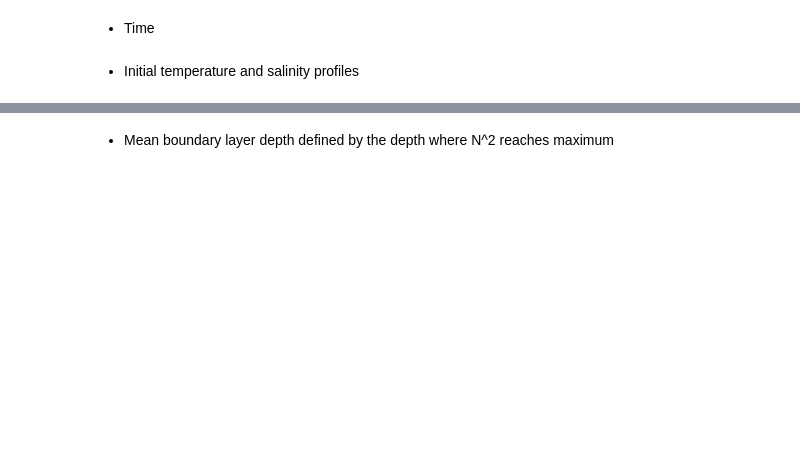
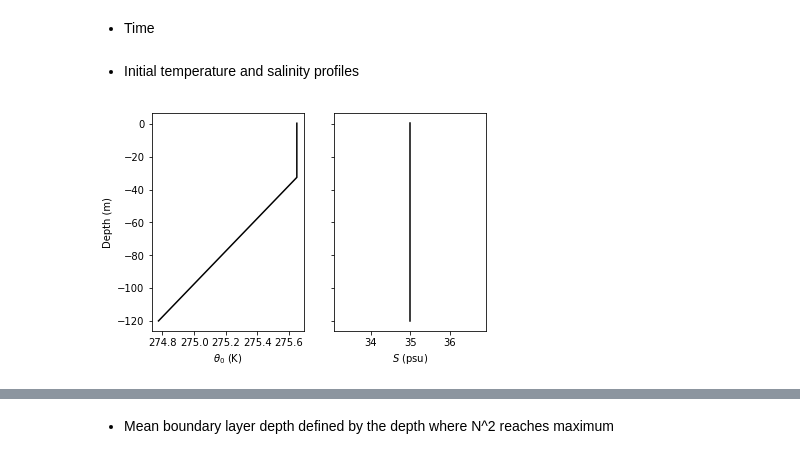
Before and after one commit to qingli411/LESAnalysis, a Jupyter notebook: plot_palm_mean_profile.ipynb, the cells around one changed output, grey strips where cells are left out. Drawn from its saved outputs; the diff is of its cells as text; code cells hidden in the pictures; blank space fills up the shorter version.

Commit message:
Allow reference case in plotting mean profiles

```diff
--- a/plot_palm_mean_profile.ipynb
+++ b/plot_palm_mean_profile.ipynb
@@ -13,3 +7,9 @@ inputfile_dir = palmdata_root+'/'+casename
+# %%
+palmcase     = '/users/qingli/scratch3/palm_gpu_hackathon/test/RUN_pgi.kodiak_mpirun_PALM_ocean_MSM97-LT'
+palmcase_ref = '/users/qingli/scratch3/palm/jobs/RUN_ifort.grizzly_hdf5_mpirun_PALM_ocean_MSM97-LT'
+# palmcase_ref = '/users/qingli/scratch3/palm_gpu_hackathon/test/RUN_ifort.grizzly_hdf5_mpirun_PALM_ocean_MSM97-LT'
 # %%
-inputfile_pfl   = inputfile_dir+'/DATA_1D_PR_NETCDF'
-data_pfl   = PALMData1DPR(inputfile_pfl)
+inputfile_pfl     = palmcase+'/DATA_1D_PR_NETCDF'
+inputfile_pfl_ref = palmcase_ref+'/DATA_1D_PR_NETCDF'
+data_pfl          = PALMData1DPR(inputfile_pfl)
+data_pfl_ref      = PALMData1DPR(inputfile_pfl_ref)
@@ -15,0 +18,4 @@ data_pfl   = PALMData1DPR(inputfile_pfl)
+# %%
+# flags
+f_ref = True
+f_norm = True
@@ -44,9 +70,19 @@ tidx_end = -1
 # %% [markdown]
 - Initial temperature and salinity profiles
 # %%
-# starting and ending indices
+# plot
 fig, axarr = plt.subplots(1, 2, sharey='row')
 data_pfl.read_profile('pt', tidx_start=0, tidx_end=1).plot_mean(
-                           axis=axarr[0], xlabel=r'$\theta_0$ (K)', ylabel='Depth (m)')
+                           axis=axarr[0], color='k', xlabel=r'$\theta_0$ (K)', ylabel='Depth (m)')
 data_pfl.read_profile('sa', tidx_start=0, tidx_end=1).plot_mean(
-                           axis=axarr[1], xlabel=r'$S$ (psu)', ylabel='off')
+                           axis=axarr[1], color='k', xlabel=r'$S$ (psu)', ylabel='off')
+
+if f_ref:
+    data_pfl_ref.read_profile('pt', tidx_start=0, tidx_end=1).plot_mean(
+                               axis=axarr[0], color='k',
+                               xlabel='off', ylabel='off', linestyle='--')
+    data_pfl_ref.read_profile('sa', tidx_start=0, tidx_end=1).plot_mean(
+                               axis=axarr[1], color='k',
+                               xlabel='off', ylabel='off', linestyle='--')
+# %% [output]
+[figure, added]
```
Also changed, not shown: parts of 25 cells of this notebook.
